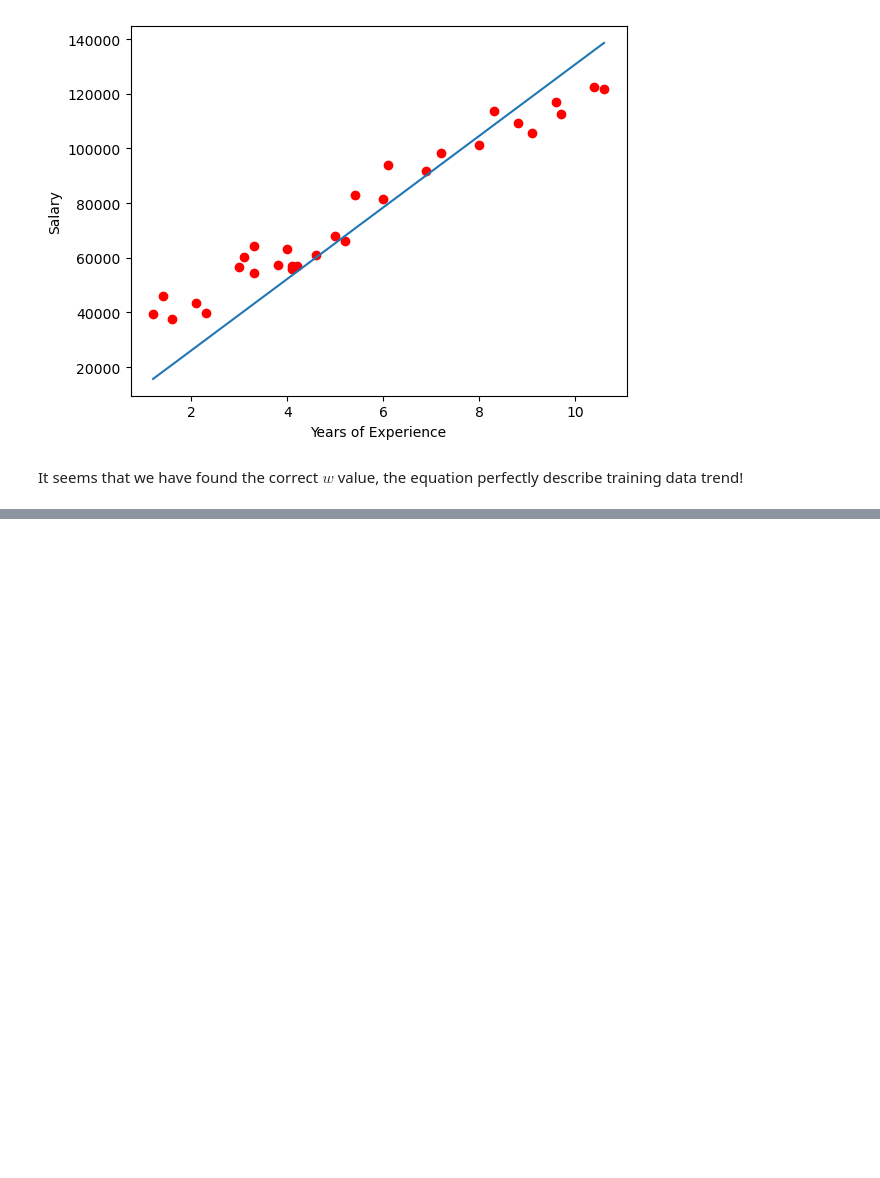
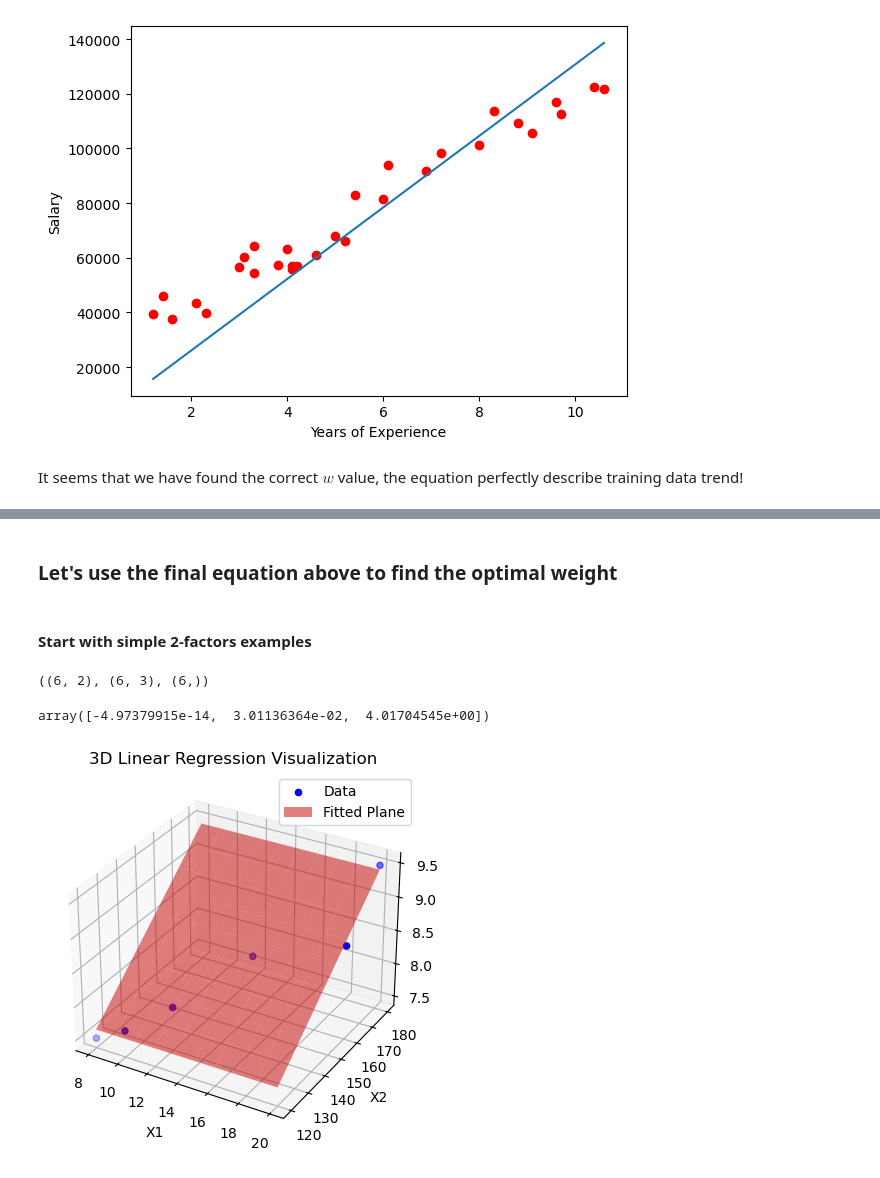
Before and after one commit to tuannleanhh/machine-learning-reviews, a Jupyter notebook: linear_regression.ipynb, the cells around one changed output, grey strips where cells are left out. Drawn from its saved outputs; the diff is of its cells as text; code cells hidden in the pictures; blank space fills up the shorter version.

Commit message:
linear regresion day 2

```diff
--- a/linear_regression.ipynb
+++ b/linear_regression.ipynb
@@ -128,0 +195,61 @@ $$ \frac{dL(w_1)}{dw_1} = \sum_{i=1}^{n} [y_i - (x_1w_1 + x_2w_2 + b)] \frac{d [
+# %% [markdown]
+### Let's use the final equation above to find the optimal weight
+# %% [markdown]
+#### Start with simple 2-factors examples
+# %%
+# Data
+# X = [study time, IQ]
+# Y = [Average mark]
+
+X = np.array([
+    [8, 120],
+    [10, 120],
+    [12, 130],
+    [15, 150],
+    [20, 160],
+    [20, 180]
+])
+
+Y = np.array([7.5, 7.75, 8.0, 8.5, 8.75, 9.5])
+
+# add bias node to X
+bias_node = np.ones((X.shape[0], 1), dtype=np.int64)
+updated_X = np.concatenate((X, bias_node), axis=1)
+
+X.shape, updated_X.shape, Y.shape
+# %% [output]
+((6, 2), (6, 3), (6,))
+# %%
+optimal_W = (np.linalg.inv(updated_X.transpose() @ updated_X)) @ (updated_X.transpose() @ Y)
+optimal_W
+# %% [output]
+array([-4.97379915e-14,  3.01136364e-02,  4.01704545e+00])
+# %%
+# plot
+
+fig = plt.figure()
+ax = fig.add_subplot(111, projection='3d')
+
+# Scatter plot of real data
+X1 = X[:, 0]
+X2 = X[:, 1]
+ax.scatter(X1, X2, Y, color='blue', label='Data')
+
+# Create meshgrid for surface
+X1_range = np.linspace(X1.min(), X1.max(), 10)
+X2_range = np.linspace(X2.min(), X2.max(), 10)
+X1_grid, X2_grid = np.meshgrid(X1_range, X2_range)
+Y_pred = optimal_W[-1] + optimal_W[0] * X1_grid + optimal_W[1] * X2_grid
+
+# Plot regression surface
+ax.plot_surface(X1_grid, X2_grid, Y_pred, color='red', alpha=0.5, label='Fitted Plane')
+
+
+ax.set_xlabel('X1')
+ax.set_ylabel('X2')
+ax.set_zlabel('y')
+plt.title('3D Linear Regression Visualization')
+plt.legend()
+plt.show()
+# %% [output]
+[figure, added]
```
Also changed, not shown: parts of 24 cells of this notebook, 1 other file.
